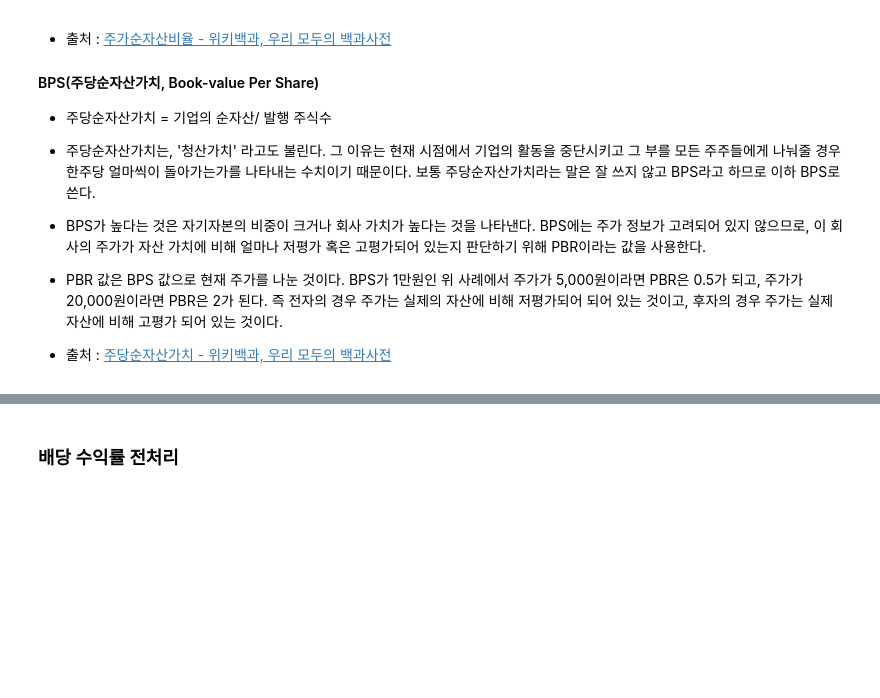
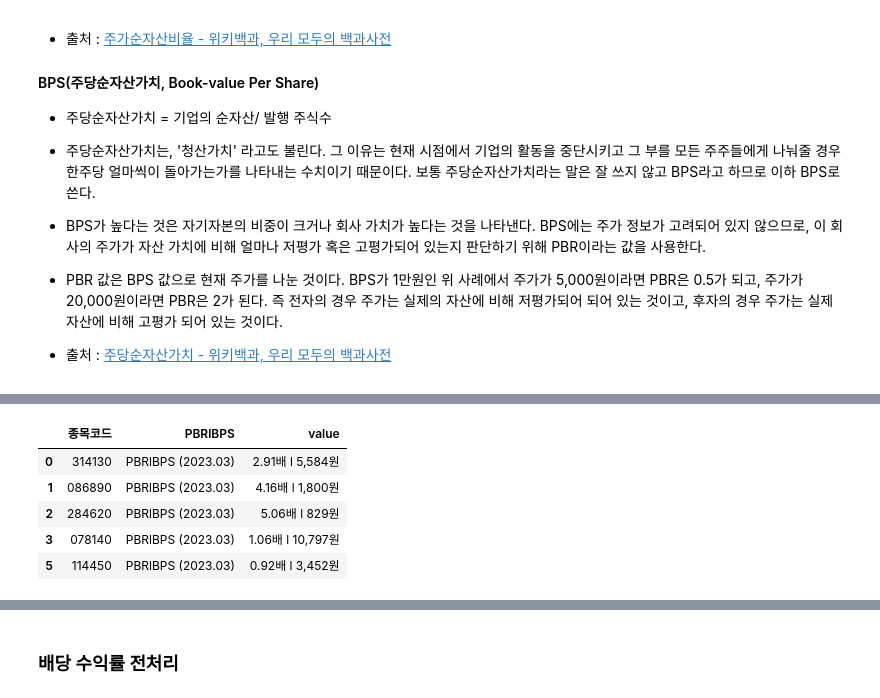
Before and after one commit to jamjamzo/finance-data-analysis, a Jupyter notebook: 5.2 업종 테마 데이터 전처리-input.ipynb, the cells around one changed output, grey strips where cells are left out. Drawn from its saved outputs; the diff is of its cells as text; code cells hidden in the pictures; blank space fills up the shorter version.

```diff
--- a/5.2 업종 테마 데이터 전처리-input.ipynb
+++ b/5.2 업종 테마 데이터 전처리-input.ipynb
@@ -644,2 +673,11 @@ array([1], dtype=int64)
 # %%
 # variable 컬럼명을 "PBRlBPS"로 변경합니다.
+df_pb = df_pb.rename(columns = {'variable' : 'PBRlBPS'})
+df_pb.head()
+# %% [output]
+|  | 종목코드 | PBRlBPS | value |
+| 0 | 314130 | PBRlBPS (2023.03) | 2.91배 l 5,584원 |
+| 1 | 086890 | PBRlBPS (2023.03) | 4.16배 l 1,800원 |
+| 2 | 284620 | PBRlBPS (2023.03) | 5.06배 l 829원 |
+| 3 | 078140 | PBRlBPS (2023.03) | 1.06배 l 10,797원 |
+| 5 | 114450 | PBRlBPS (2023.03) | 0.92배 l 3,452원 |
```
Also changed, not shown: parts of 11 cells of this notebook.
